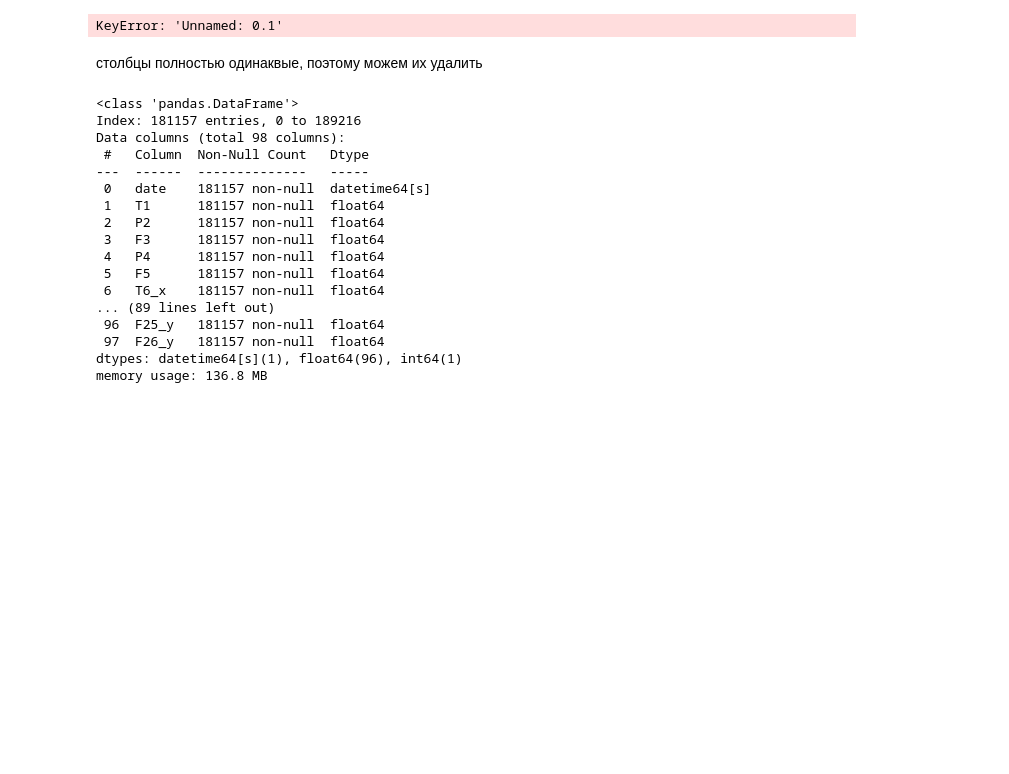
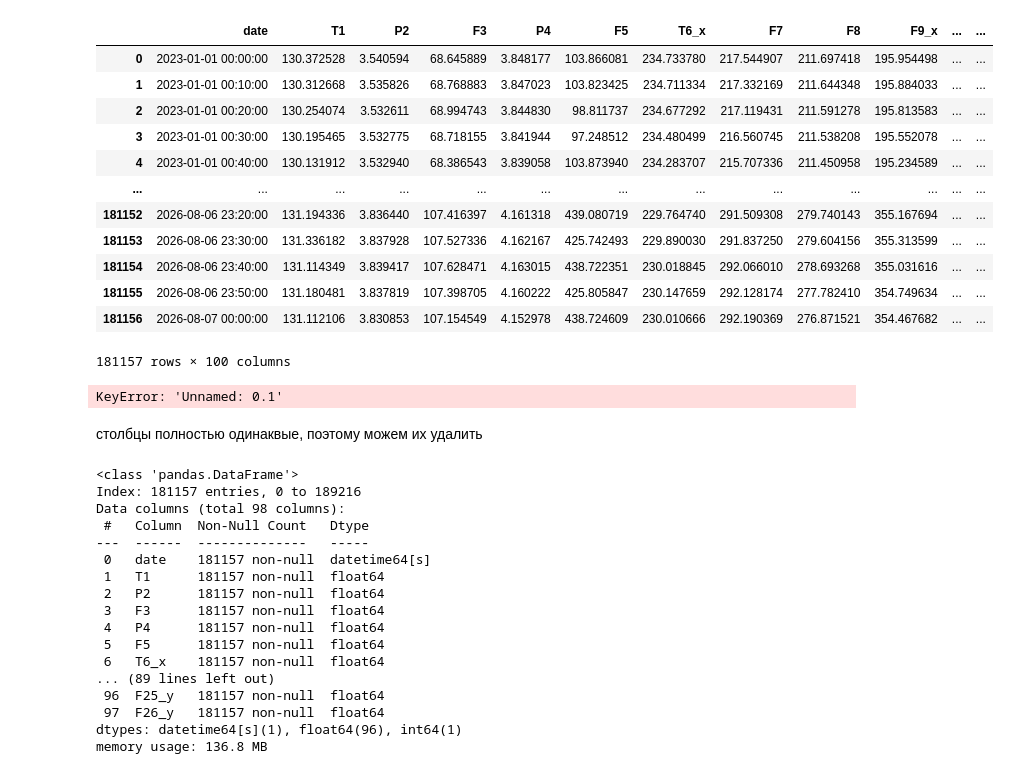
Before and after one commit to Ferrddd/Zakrito, a Jupyter notebook: notebooks/analize.ipynb, the cells around one changed output. Drawn from its saved outputs; the diff is of its cells as text; code cells hidden in the pictures; blank space fills up the shorter version.

```diff
--- a/notebooks/analize.ipynb
+++ b/notebooks/analize.ipynb
@@ -13,6 +13,22 @@ from src.data_pipeline.pipeline_models import data_pipeline_settings
 loader = DataPreparer(data_pipeline_settings)
 
 df = loader.prepare_data()
+# %%
+df
+# %% [output]
+|  | date | T1 | P2 | F3 | P4 | F5 | T6_x | F7 | F8 | F9_x | ... | ... |
+| 0 | 2023-01-01 00:00:00 | 130.372528 | 3.540594 | 68.645889 | 3.848177 | 103.866081 | 234.733780 | 217.544907 | 211.697418 | 195.954498 | ... | ... |
+| 1 | 2023-01-01 00:10:00 | 130.312668 | 3.535826 | 68.768883 | 3.847023 | 103.823425 | 234.711334 | 217.332169 | 211.644348 | 195.884033 | ... | ... |
+| 2 | 2023-01-01 00:20:00 | 130.254074 | 3.532611 | 68.994743 | 3.844830 | 98.811737 | 234.677292 | 217.119431 | 211.591278 | 195.813583 | ... | ... |
+| 3 | 2023-01-01 00:30:00 | 130.195465 | 3.532775 | 68.718155 | 3.841944 | 97.248512 | 234.480499 | 216.560745 | 211.538208 | 195.552078 | ... | ... |
+| 4 | 2023-01-01 00:40:00 | 130.131912 | 3.532940 | 68.386543 | 3.839058 | 103.873940 | 234.283707 | 215.707336 | 211.450958 | 195.234589 | ... | ... |
+| ... | ... | ... | ... | ... | ... | ... | ... | ... | ... | ... | ... | ... |
+| 181152 | 2026-08-06 23:20:00 | 131.194336 | 3.836440 | 107.416397 | 4.161318 | 439.080719 | 229.764740 | 291.509308 | 279.740143 | 355.167694 | ... | ... |
+| 181153 | 2026-08-06 23:30:00 | 131.336182 | 3.837928 | 107.527336 | 4.162167 | 425.742493 | 229.890030 | 291.837250 | 279.604156 | 355.313599 | ... | ... |
+| 181154 | 2026-08-06 23:40:00 | 131.114349 | 3.839417 | 107.628471 | 4.163015 | 438.722351 | 230.018845 | 292.066010 | 278.693268 | 355.031616 | ... | ... |
+| 181155 | 2026-08-06 23:50:00 | 131.180481 | 3.837819 | 107.398705 | 4.160222 | 425.805847 | 230.147659 | 292.128174 | 277.782410 | 354.749634 | ... | ... |
+| 181156 | 2026-08-07 00:00:00 | 131.112106 | 3.830853 | 107.154549 | 4.152978 | 438.724609 | 230.010666 | 292.190369 | 276.871521 | 354.467682 | ... | ... |
+181157 rows × 100 columns
 # %%
 df_avt = pd.read_csv("data/raw/avt_tags.csv", engine='pyarrow')
 df_242000 = pd.read_csv("data/raw/242000_tags.csv", engine='pyarrow')
```
Also changed, not shown: 9 other files.
